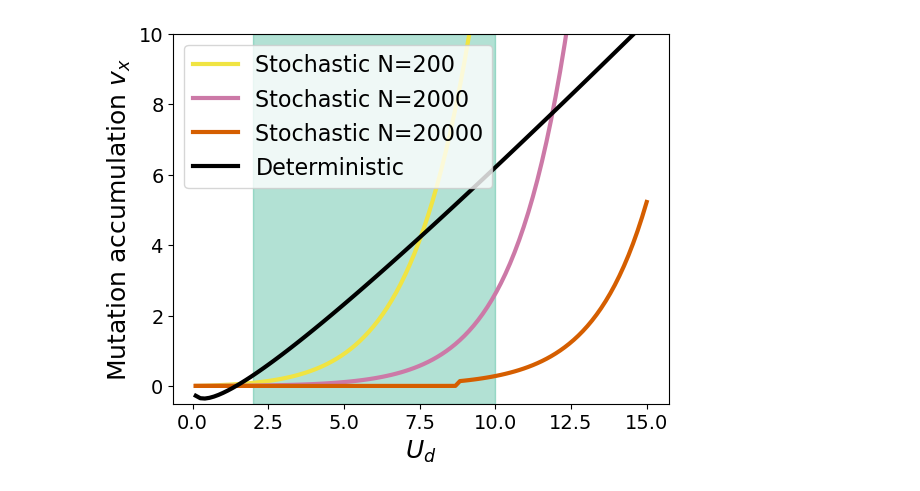
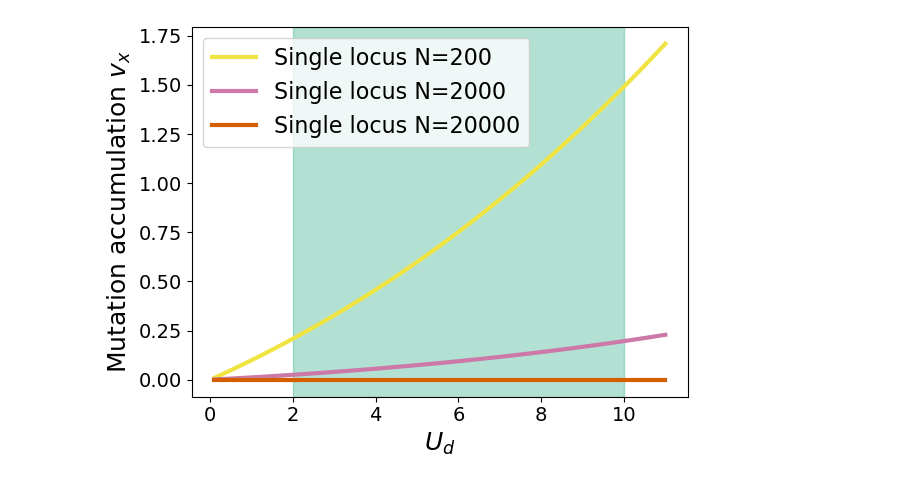
Before and after one commit to ulisesjiu/HighUd_mutationaccumulation, a Jupyter notebook: PfixDFE.ipynb, the cells around one changed output. Drawn from its saved outputs; the diff is of its cells as text; code cells hidden in the pictures.

Commit message:
Delete previous erronous deterministic theory and create yml

```diff
--- a/PfixDFE.ipynb
+++ b/PfixDFE.ipynb
@@ -116,24 +154,20 @@ plt.savefig('graphs/deterministic_mutationaccumulation.png', dpi=300)
 # %%
-#accumulation contribution for Kim et al
-Ud = np.linspace(start=0.1, stop=15, num=100)
-deterministic_acc = calculate_deterministic_accumulation(Ud, Kimetalsd)
+#accumulation rate for Boyko et al
+Ud = np.linspace(start=0.1, stop=11, num=100)
 vStochastic_acc = np.vectorize(calculate_stochastic_accumulation)
 
-stochastic_acc_N1 = vStochastic_acc(Ud, Kimetalsd, totallinkageblocks, chromosomenumber, N1)
-stochastic_acc_N2 = vStochastic_acc(Ud, Kimetalsd, totallinkageblocks, chromosomenumber, N2)
-stochastic_acc_N3 = vStochastic_acc(Ud, Kimetalsd, totallinkageblocks, chromosomenumber, N3)
+stochastic_acc_N1 = vStochastic_acc(Ud, Boykoetalsd, totallinkageblocks, chromosomenumber, N1)
+stochastic_acc_N2 = vStochastic_acc(Ud, Boykoetalsd, totallinkageblocks, chromosomenumber, N2)
+stochastic_acc_N3 = vStochastic_acc(Ud, Boykoetalsd, totallinkageblocks, chromosomenumber, N3)
 
-stochastic_label = 'Stochastic N='
-deterministic_label = 'Deterministic'
-Kimplot = plt.figure()
+stochastic_label = 'Single locus N='
+Boykoplot = plt.figure()
 plt.plot(Ud, stochastic_acc_N1, label = f"{stochastic_label}{N1}", color = N1color)
 plt.plot(Ud, stochastic_acc_N2, label = f"{stochastic_label}{N2}", color = N2color)
 plt.plot(Ud, stochastic_acc_N3, label = f"{stochastic_label}{N3}", color = N3color)
-plt.plot(Ud, deterministic_acc, label = deterministic_label, color = deterministiccolor)
 plt.legend()
-plt.xlabel('Ud')
+plt.xlabel(r"$U_{d}$")
 plt.ylabel(r"Mutation accumulation $v_{x}$")
-plt.ylim(-0.5, 10)
 plt.axvspan(humanUd[0], humanUd[1], color=Udcolor, alpha=0.3)
-plt.savefig('graphs/Kimsd_mutationaccumulation.png', dpi=300)
+plt.savefig('graphs/Boykosd_mutationaccumulation.png', dpi=300)
 # %% [output]
@@ -141,26 +200,18 @@ plt.savefig('graphs/Kimsd_mutationaccumulation.png', dpi=300)
 # %%
-#accumulation contribution for Boyko et al
+#accumulation contribution for Kim et al
+stochastic_acc_N1 = vStochastic_acc(Ud, Kimetalsd, totallinkageblocks, chromosomenumber, N1)
+stochastic_acc_N2 = vStochastic_acc(Ud, Kimetalsd, totallinkageblocks, chromosomenumber, N2)
+stochastic_acc_N3 = vStochastic_acc(Ud, Kimetalsd, totallinkageblocks, chromosomenumber, N3)
 
-Ud = np.linspace(start=0.1, stop=15, num=100)
-deterministic_acc = calculate_deterministic_accumulation(Ud, Boykoetalsd)
-vStochastic_acc = np.vectorize(calculate_stochastic_accumulation)
-
-stochastic_acc_N1 = vStochastic_acc(Ud, Boykoetalsd, totallinkageblocks, chromosomenumber, N1)
-stochastic_acc_N2 = vStochastic_acc(Ud, Boykoetalsd, totallinkageblocks, chromosomenumber, N2)
-stochastic_acc_N3 = vStochastic_acc(Ud, Boykoetalsd, totallinkageblocks, chromosomenumber, N3)
-
-stochastic_label = 'Stochastic N='
-deterministic_label = 'Deterministic'
+stochastic_label = 'Single locus N='
 Boykoplot = plt.figure()
 plt.plot(Ud, stochastic_acc_N1, label = f"{stochastic_label}{N1}", color = N1color)
 plt.plot(Ud, stochastic_acc_N2, label = f"{stochastic_label}{N2}", color = N2color)
 plt.plot(Ud, stochastic_acc_N3, label = f"{stochastic_label}{N3}", color = N3color)
-plt.plot(Ud, deterministic_acc, label = deterministic_label, color = deterministiccolor)
 plt.legend()
 plt.xlabel(r"$U_{d}$")
 plt.ylabel(r"Mutation accumulation $v_{x}$")
-plt.ylim(-0.5, 10)
 plt.axvspan(humanUd[0], humanUd[1], color=Udcolor, alpha=0.3)
-plt.savefig('graphs/Boykosd_mutationaccumulation.png', dpi=300)
+plt.savefig('graphs/Kimsd_mutationaccumulation.png', dpi=300)
 # %% [output]
-[figure, old version]
+[figure, new version]
```
Also changed, not shown: parts of 12 cells of this notebook, 16 other files.
